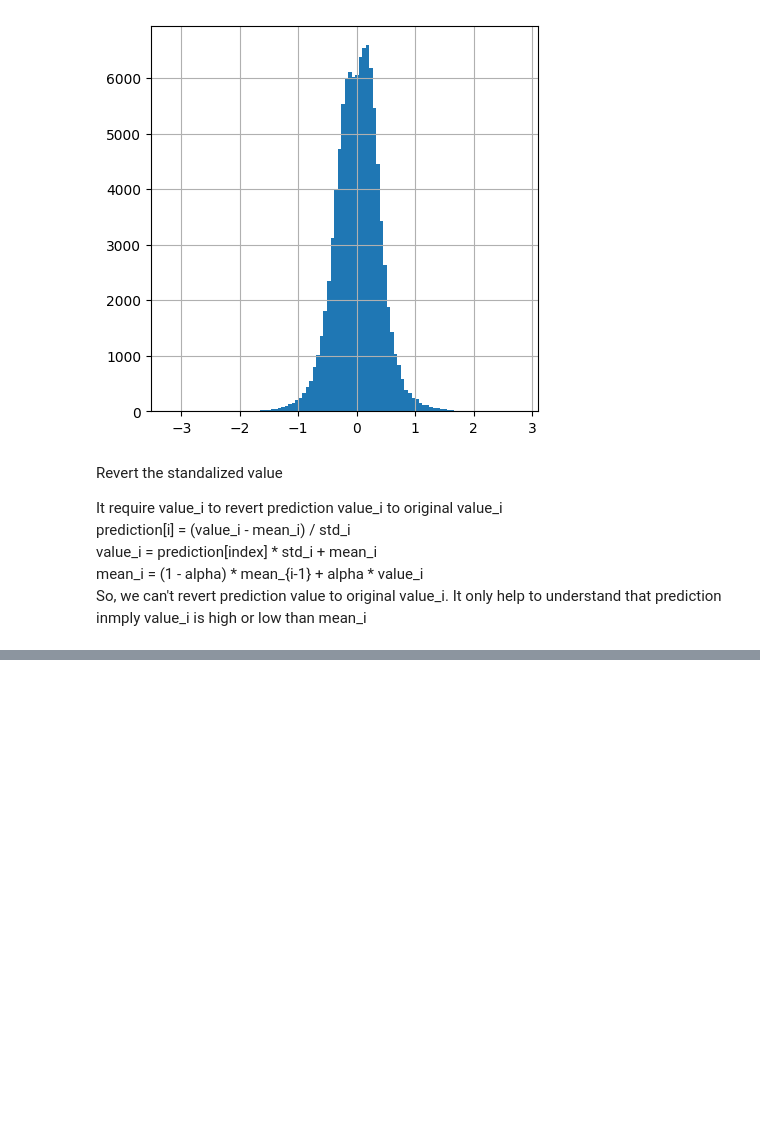
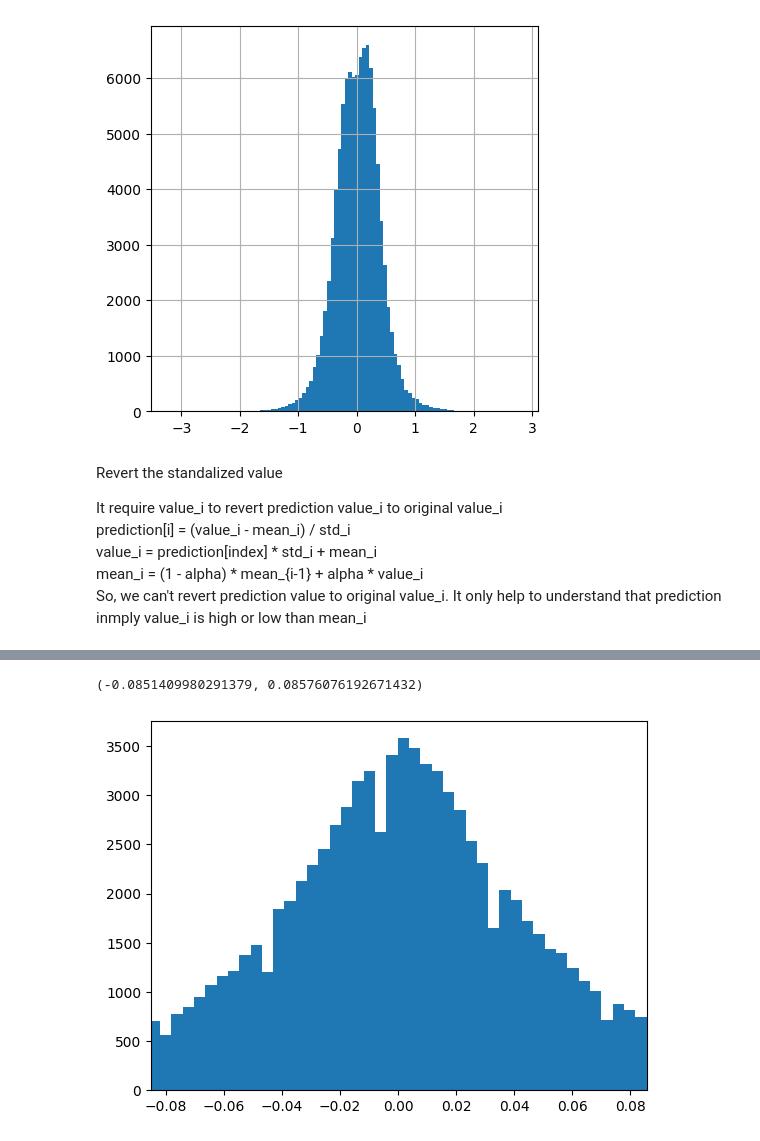
Before and after one commit to Naradice/stocknet_study, a Jupyter notebook: Utility/Standalization.ipynb, the cells around one changed output, grey strips where cells are left out. Cells and saved outputs as stored; diff of their text form; code cells hidden in the pictures; blank space fills up the shorter version.

```diff
--- a/Utility/Standalization.ipynb
+++ b/Utility/Standalization.ipynb
@@ -142,0 +328,6 @@ So, we can't revert prediction value to original value_i. It only help to unders
+# %%
+plt.hist(close_df, bins=1000)
+plt.xlim(close_mean - close_std, close_mean + close_std)
+# %% [output]
+(-0.0851409980291379, 0.08576076192671432)
+[figure, added]
```
Also changed, not shown: parts of 18 cells of this notebook.
